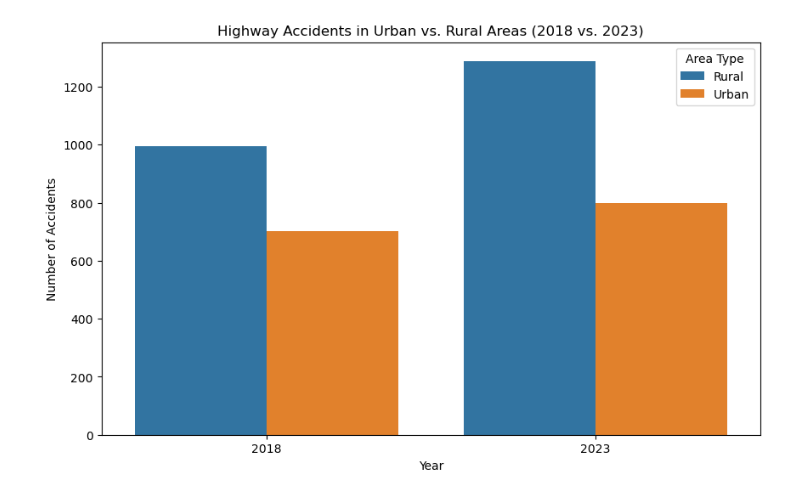
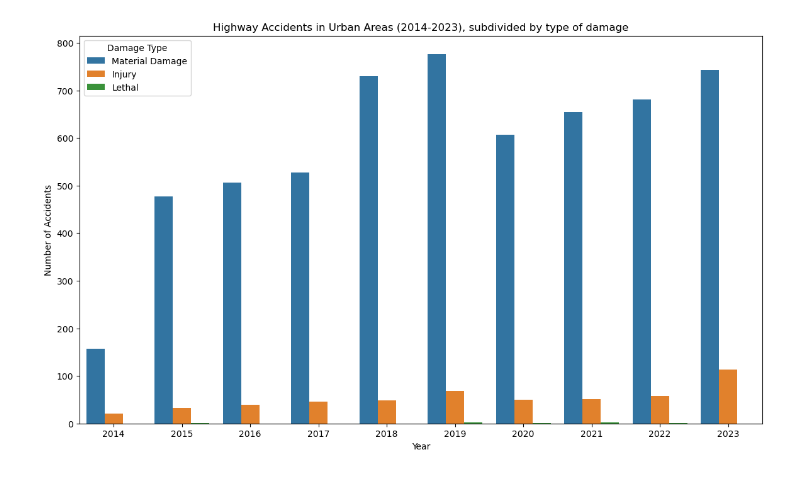
Before and after one commit to minkegroenendijk/6022, a Jupyter notebook: Q1_Q2_group9.ipynb, the cells around one changed output. Saved outputs shown, nothing was run; the diff lists cells and outputs as text; code cells hidden in the pictures.

```diff
--- a/Q1_Q2_group9.ipynb
+++ b/Q1_Q2_group9.ipynb
@@ -3,11 +3,8 @@ import pandas as pd
 import seaborn as sns
 import matplotlib.pyplot as plt
 
-#making dataframes for accident data from 2018 and 2023, before reduced maximum speed on highways and after (not a Covid year)
+#making a dataframe for accident data from 2014 until 2023
 
-ongevallen_2018 = "C:\\Users\\olede\\Documents\\Python\\Groepje9\\01-01-2018_31-12-2018\\Ongevallengegevens\\ongevallen.txt"
-df_ong_2018 = pd.read_csv(ongevallen_2018, delimiter=',', encoding='ISO-8859-1', low_memory=False)
-
-ongevallen_2023 = "C:\\Users\\olede\\Documents\\Python\\Groepje9\\01-01-2023_31-12-2023\\Ongevallengegevens\\ongevallen.txt"
-df_ong_2023 = pd.read_csv(ongevallen_2023, delimiter=',', encoding='ISO-8859-1', low_memory=False)
+ongevallen = "C:\\Users\\olede\\Documents\\Python\\Groepje9\\ongevallen.txt"
+df_ong = pd.read_csv(ongevallen, delimiter=',', encoding='ISO-8859-1', low_memory=False)
 # %%
@@ -51,13 +30,22 @@ urban_df_2023 = df_ong_2023[df_ong_2023['GME_NAAM'].isin([
 # %%
-#filtering those 4 dataframes for maximum speeds 100 km/h and up, targeting highways
+#filtering those 2 dataframes for maximum speeds 80 km/h and up, targeting highways
 
-filtered_df_rural_2018 = rural_df_2018[rural_df_2018['MAXSNELHD'] >= 100]
-filtered_df_rural_2023 = rural_df_2023[rural_df_2023['MAXSNELHD'] >= 100]
-filtered_df_urban_2018 = urban_df_2018[urban_df_2018['MAXSNELHD'] >= 100]
-filtered_df_urban_2023 = urban_df_2023[urban_df_2023['MAXSNELHD'] >= 100]
+filtered_rural_df = rural_df[rural_df['MAXSNELHD'] >= 80]
+filtered_urban_df = urban_df[urban_df['MAXSNELHD'] >= 80]
+
+#change type of damage to understandable terms
+filtered_rural_df['AP3_CODE'] = filtered_rural_df['AP3_CODE'].replace({
+    'DOD': 'Lethal',
+    'UMS': 'Material Damage',
+    'LET': 'Injury'
+})
+
+filtered_urban_df['AP3_CODE'] = filtered_urban_df['AP3_CODE'].replace({
+    'DOD': 'Lethal',
+    'UMS': 'Material Damage',
+    'LET': 'Injury'
+})
 
 #printing csv files to check if the right data stayed in the file
-filtered_df_rural_2018.to_csv("C:\\Users\\olede\\Documents\\Python\\Groepje9\\ongevallen_rural_2018.csv", index=False)
-filtered_df_rural_2023.to_csv("C:\\Users\\olede\\Documents\\Python\\Groepje9\\ongevallen_rural_2023.csv", index=False)
-filtered_df_urban_2018.to_csv("C:\\Users\\olede\\Documents\\Python\\Groepje9\\ongevallen_urban_2018.csv", index=False)
-filtered_df_urban_2023.to_csv("C:\\Users\\olede\\Documents\\Python\\Groepje9\\ongevallen_urban_2023.csv", index=False)
+filtered_rural_df.to_csv("C:\\Users\\olede\\Documents\\Python\\Groepje9\\ongevallen_rural.csv", index=False)
+filtered_urban_df.to_csv("C:\\Users\\olede\\Documents\\Python\\Groepje9\\ongevallen_urban.csv", index=False)
@@ -97,10 +63,10 @@ See the caveats in the documentation: https://pandas.pydata.org/pandas-docs/stab
 # %%
-plt.figure(figsize=(10, 6))
-sns.countplot(data=combined_df, x='JAAR_VKL', hue='AREA_TYPE') #year on the x axis, hue means showing two types next to each other
-plt.title('Highway Accidents in Urban vs. Rural Areas (2018 vs. 2023)')
+plt.figure(figsize=(14, 8))
+sns.countplot(data=filtered_urban_df, x='JAAR_VKL', hue='AP3_CODE') #year on the x axis, hue is type of damage
+plt.title('Highway Accidents in Urban Areas (2014-2023), subdivided by type of damage')
 plt.ylabel('Number of Accidents')
 plt.xlabel('Year')
-plt.legend(title='Area Type')
+plt.legend(title='Damage Type')
 plt.show()
 # %% [output]
-[figure, old version]
+[figure, new version]
```
Also changed, not shown: parts of 4 cells of this notebook.
